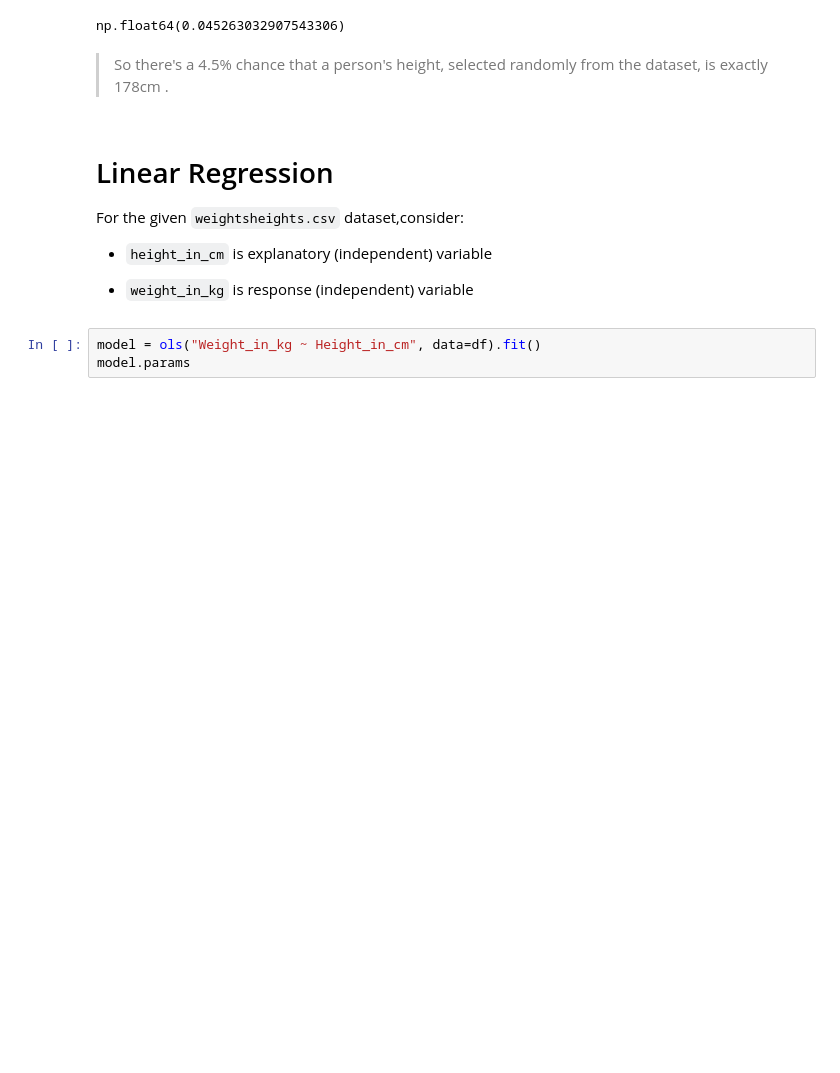
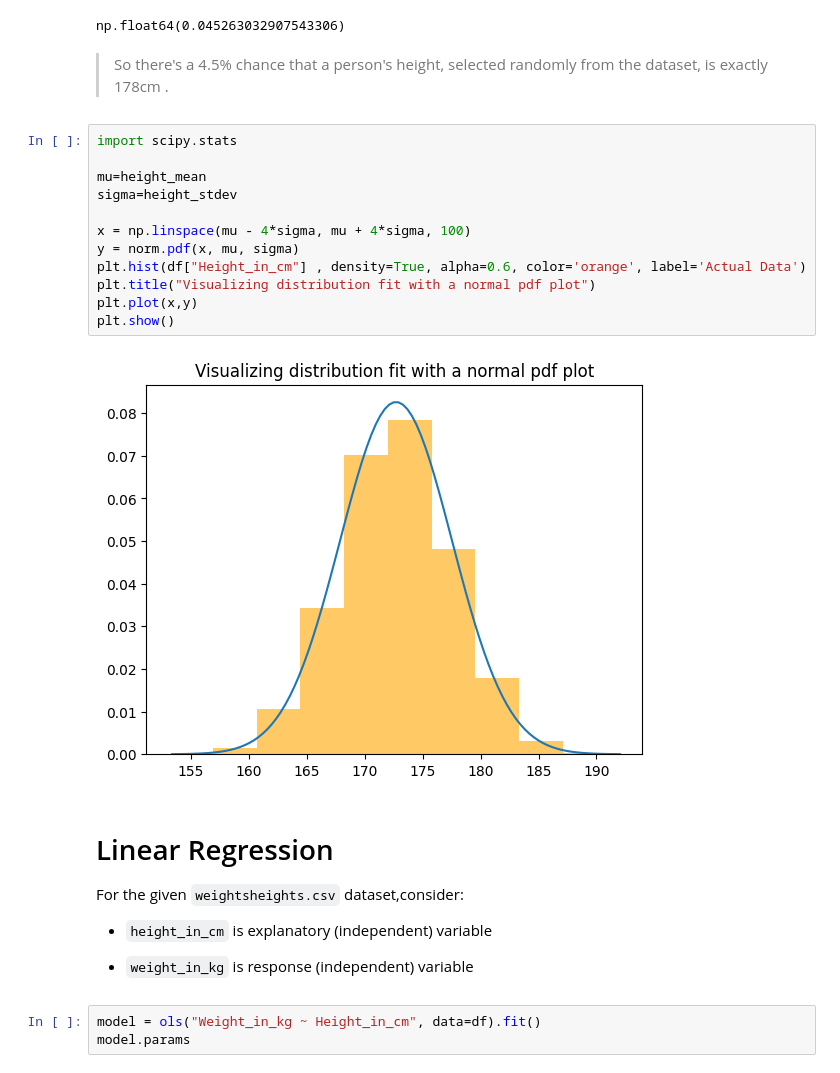
Before and after one commit to abhijeet-bhambere/python-ml-trail, a Jupyter notebook: ml_revision_1.ipynb, the cells around one changed output. Cells and saved outputs as stored; diff of their text form; blank space fills up the shorter version.

```diff
--- a/ml_revision_1.ipynb
+++ b/ml_revision_1.ipynb
@@ -150,6 +170,20 @@ norm.pdf(178, height_mean , height_stdev)
 np.float64(0.045263032907543306)
 # %% [markdown]
 >So there's a 4.5% chance that a person's height, selected randomly from the dataset, is exactly 178cm .
+# %%
+import scipy.stats
+
+mu=height_mean
+sigma=height_stdev
+
+x = np.linspace(mu - 4*sigma, mu + 4*sigma, 100)
+y = norm.pdf(x, mu, sigma)
+plt.hist(df["Height_in_cm"] , density=True, alpha=0.6, color='orange', label='Actual Data')
+plt.title("Visualizing distribution fit with a normal pdf plot")
+plt.plot(x,y)
+plt.show()
+# %% [output]
+[figure, added]
 # %% [markdown]
 # Linear Regression
 For the given `weightsheights.csv` dataset,consider:
```
Also changed, not shown: parts of 13 cells of this notebook.
